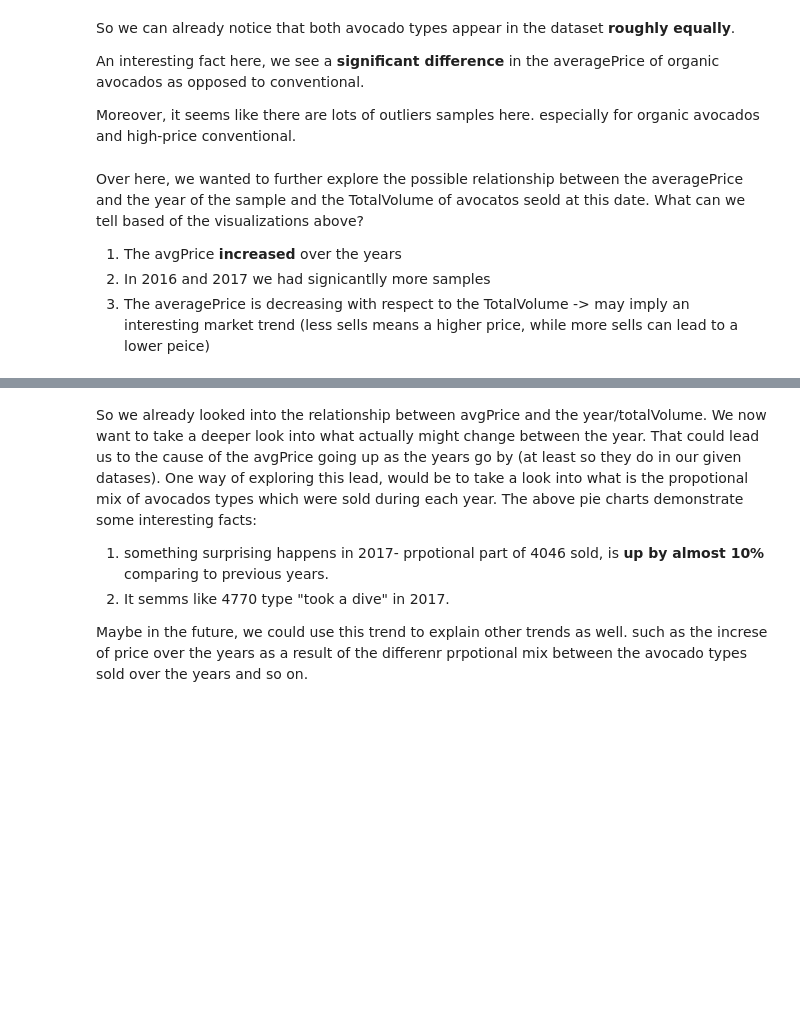
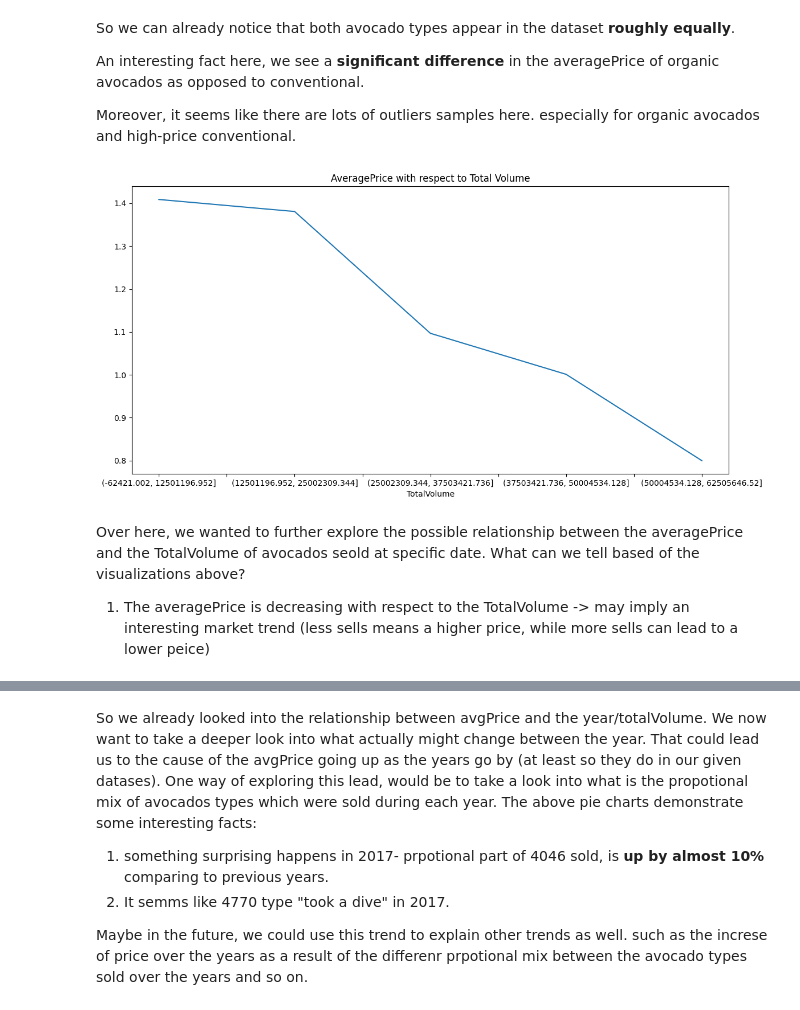
Before and after one commit to ItamarBerger/TabularDS, a Jupyter notebook: DS_tabular_part1.ipynb, the cells around one changed output, grey strips where cells are left out. Saved outputs shown, nothing was run; the diff lists cells and outputs as text; code cells hidden in the pictures; blank space fills up the shorter version.

```diff
--- a/DS_tabular_part1.ipynb
+++ b/DS_tabular_part1.ipynb
@@ -84,21 +121,19 @@ So we can already notice that both avocado types appear in the dataset **roughly
 
 Moreover, it seems like there are lots of outliers samples here. especially for organic avocados and high-price conventional.
 # %%
-fig, axes = plt.subplots(1,2, figsize=(25, 5))
+fig, axes = plt.subplots(1,1, figsize=(12, 6))
 
-dtf.groupby(pd.cut(dtf['TotalVolume'],5))['AveragePrice'].mean().plot(kind='line',ax=axes[0])
+dtf.groupby(pd.cut(dtf['TotalVolume'],5))['AveragePrice'].mean().plot(kind='line',ax=axes)
 # Show the plot
-axes[0].set_title("AveragePrice with respect to Total Volume")
-axes[1].set_title("AveragePrice over the years")
-sns.regplot(data=dtf,x='year',y='AveragePrice')
+axes.set_title("AveragePrice with respect to Total Volume")
 plt.tight_layout()
 # Show the plot
 plt.show()
+# %% [output]
+[figure, added]
 # %% [markdown]
-Over here, we wanted to further explore the possible relationship between the averagePrice and the year of the sample and the TotalVolume of avocatos seold at this date. What can we tell based of the visualizations above?
-1. The avgPrice **increased** over the years
-2. In 2016 and 2017 we had signicantlly more samples
-3. The averagePrice is decreasing with respect to the TotalVolume -> may imply an interesting market trend (less sells means a higher price, while more sells can lead to a lower peice)
+Over here, we wanted to further explore the possible relationship between the averagePrice and the TotalVolume of avocados seold at specific date. What can we tell based of the visualizations above?
+1. The averagePrice is decreasing with respect to the TotalVolume -> may imply an interesting market trend (less sells means a higher price, while more sells can lead to a lower peice)
 # %%
 grouped = dtf.groupby("year")[["4046", "4225", "4770"]].sum()
 for i, (year, totals) in enumerate(grouped.iterrows()):
```
Also changed, not shown: parts of 15 cells of this notebook.
